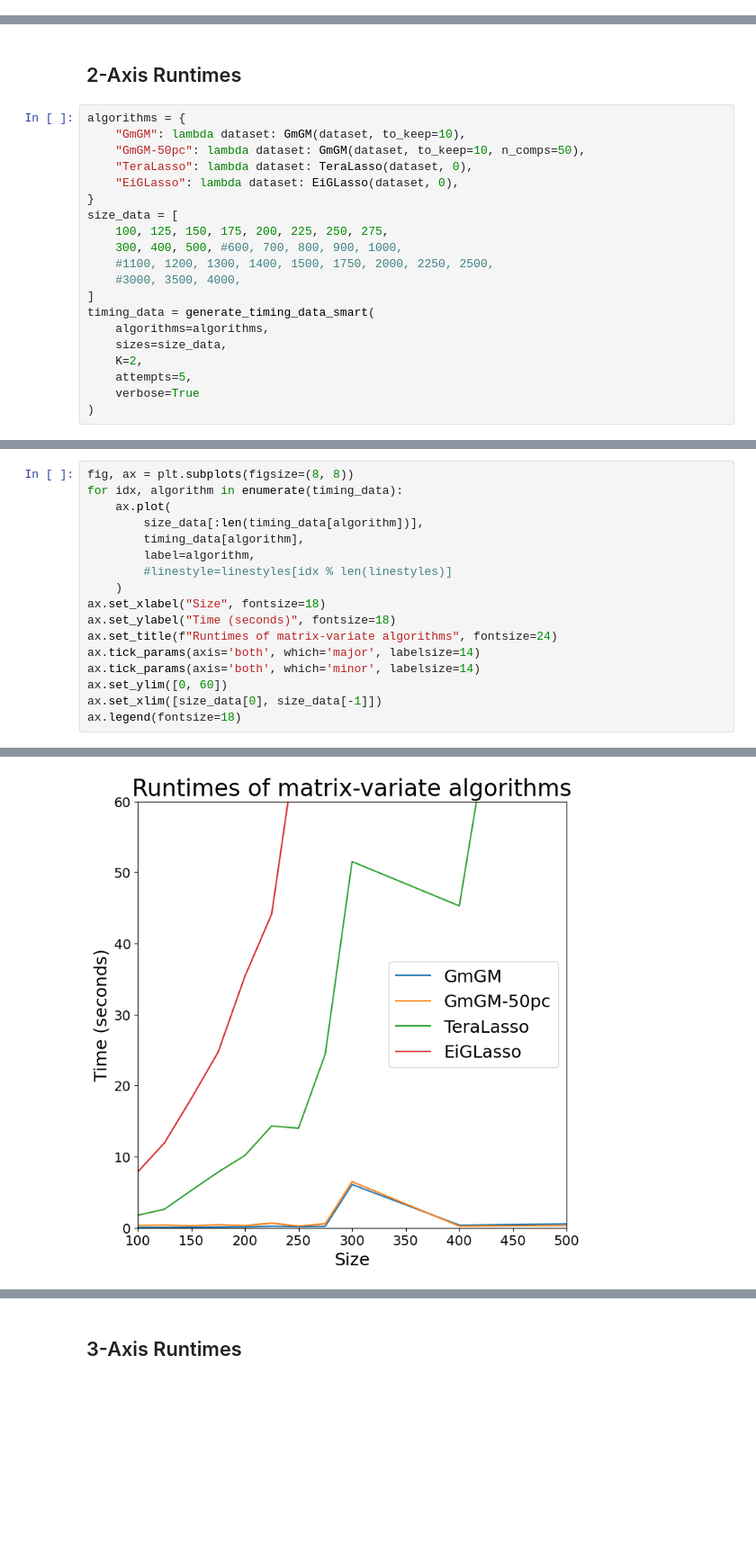
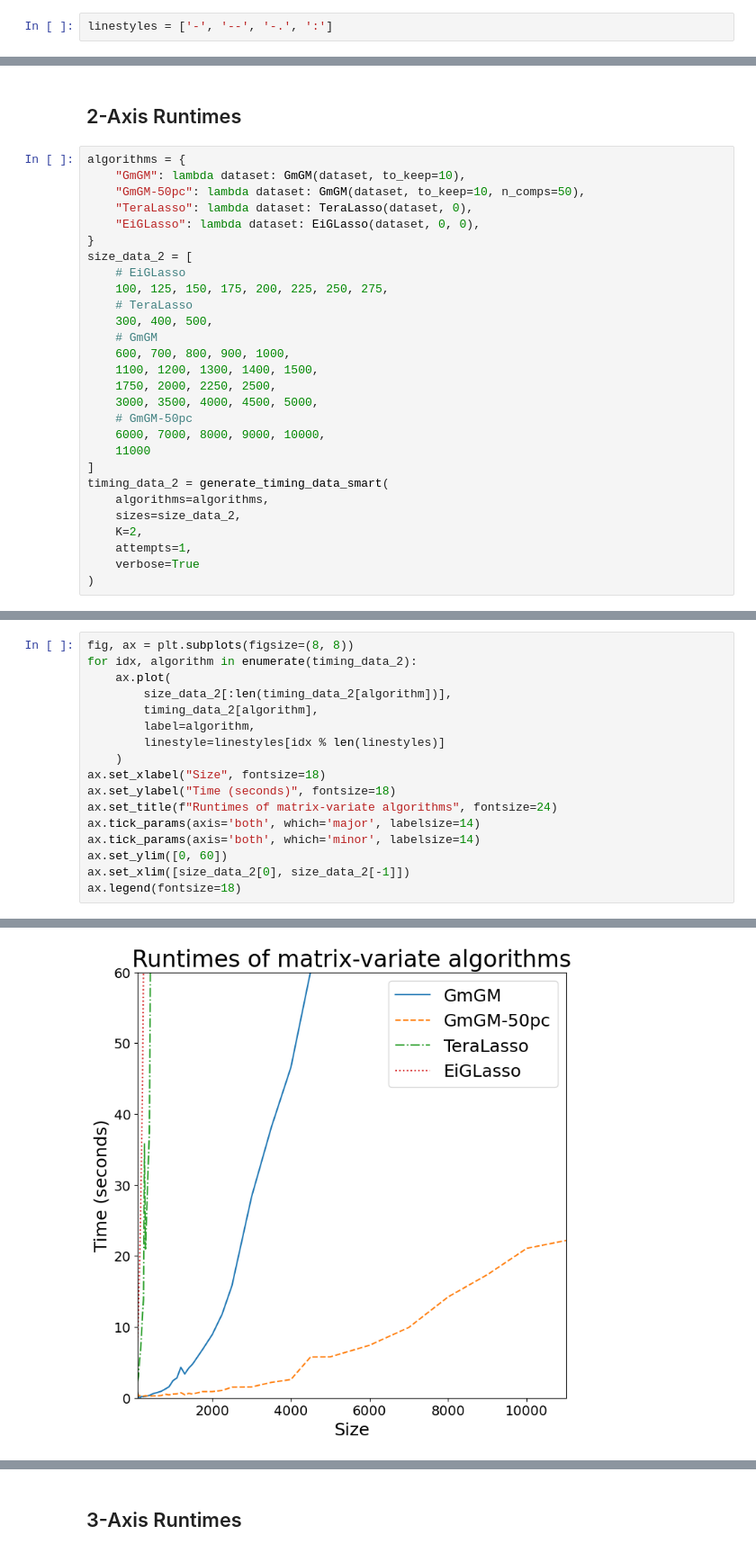
Before and after one commit to BaileyAndrew/GmGM-python, a Jupyter notebook: examples/other_algs/runtime.ipynb, the cells around one changed output, grey strips where cells are left out. Shown at 90% size. Drawn from its saved outputs; the diff is of its cells as text; blank space fills up the shorter version.

Commit message:
More runtime graphs

```diff
--- a/examples/other_algs/runtime.ipynb
+++ b/examples/other_algs/runtime.ipynb
@@ -8,6 +8,8 @@ import timeit
 from statistics import median
 import numpy as np
 import matplotlib.pyplot as plt
+# %%
+linestyles = ['-', '--', '-.', ':']
 # %%
 def generate_timing_data_smart(
     algorithms: dict[str, callable],
@@ -79,19 +81,27 @@ algorithms = {
     "GmGM": lambda dataset: GmGM(dataset, to_keep=10),
     "GmGM-50pc": lambda dataset: GmGM(dataset, to_keep=10, n_comps=50),
     "TeraLasso": lambda dataset: TeraLasso(dataset, 0),
-    "EiGLasso": lambda dataset: EiGLasso(dataset, 0),
+    "EiGLasso": lambda dataset: EiGLasso(dataset, 0, 0),
 }
-size_data = [
+size_data_2 = [
+    # EiGLasso
     100, 125, 150, 175, 200, 225, 250, 275,
-    300, 400, 500, #600, 700, 800, 900, 1000,
-    #1100, 1200, 1300, 1400, 1500, 1750, 2000, 2250, 2500,
-    #3000, 3500, 4000,
+    # TeraLasso
+    300, 400, 500,
+    # GmGM
+    600, 700, 800, 900, 1000,
+    1100, 1200, 1300, 1400, 1500,
+    1750, 2000, 2250, 2500,
+    3000, 3500, 4000, 4500, 5000,
+    # GmGM-50pc
+    6000, 7000, 8000, 9000, 10000,
+    11000
 ]
-timing_data = generate_timing_data_smart(
+timing_data_2 = generate_timing_data_smart(
     algorithms=algorithms,
-    sizes=size_data,
+    sizes=size_data_2,
     K=2,
-    attempts=5,
+    attempts=1,
     verbose=True
 )
 # %% [output]
@@ -114,21 +124,21 @@ TeraLasso is no longer being tracked
 Done
 # %%
 fig, ax = plt.subplots(figsize=(8, 8))
-for idx, algorithm in enumerate(timing_data):
+for idx, algorithm in enumerate(timing_data_2):
     ax.plot(
-        size_data[:len(timing_data[algorithm])],
-        timing_data[algorithm],
+        size_data_2[:len(timing_data_2[algorithm])],
+        timing_data_2[algorithm],
         label=algorithm,
-        #linestyle=linestyles[idx % len(linestyles)]
+        linestyle=linestyles[idx % len(linestyles)]
     )
 ax.set_xlabel("Size", fontsize=18)
 ax.set_ylabel("Time (seconds)", fontsize=18)
 ax.set_title(f"Runtimes of matrix-variate algorithms", fontsize=24)
 ax.tick_params(axis='both', which='major', labelsize=14)
 ax.tick_params(axis='both', which='minor', labelsize=14)
 ax.set_ylim([0, 60])
-ax.set_xlim([size_data[0], size_data[-1]])
+ax.set_xlim([size_data_2[0], size_data_2[-1]])
 ax.legend(fontsize=18)
 # %% [output]
 <matplotlib.legend.Legend at 0x...>
-[figure, old version]
+[figure, new version]
```
Also changed, not shown: parts of 11 cells of this notebook.
